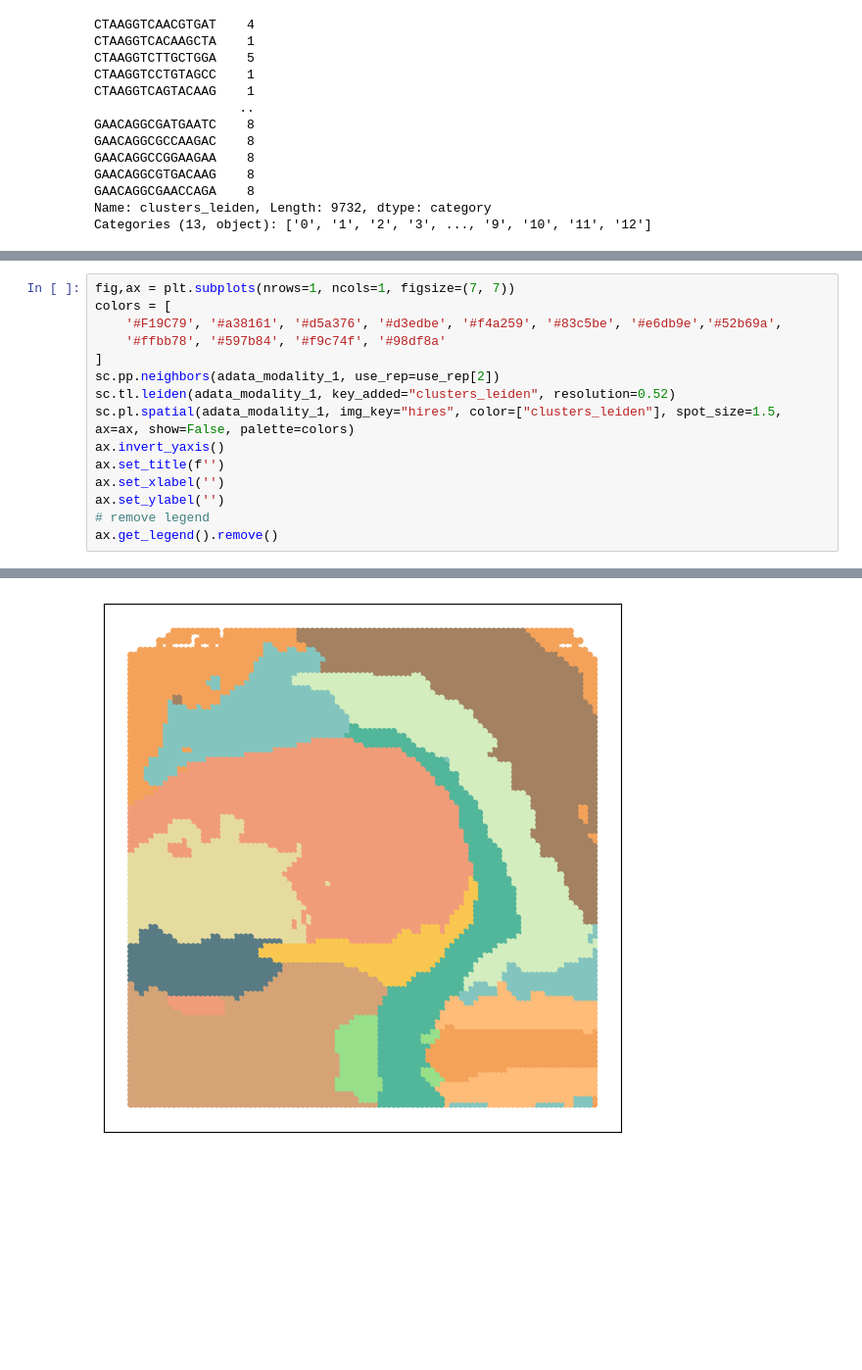
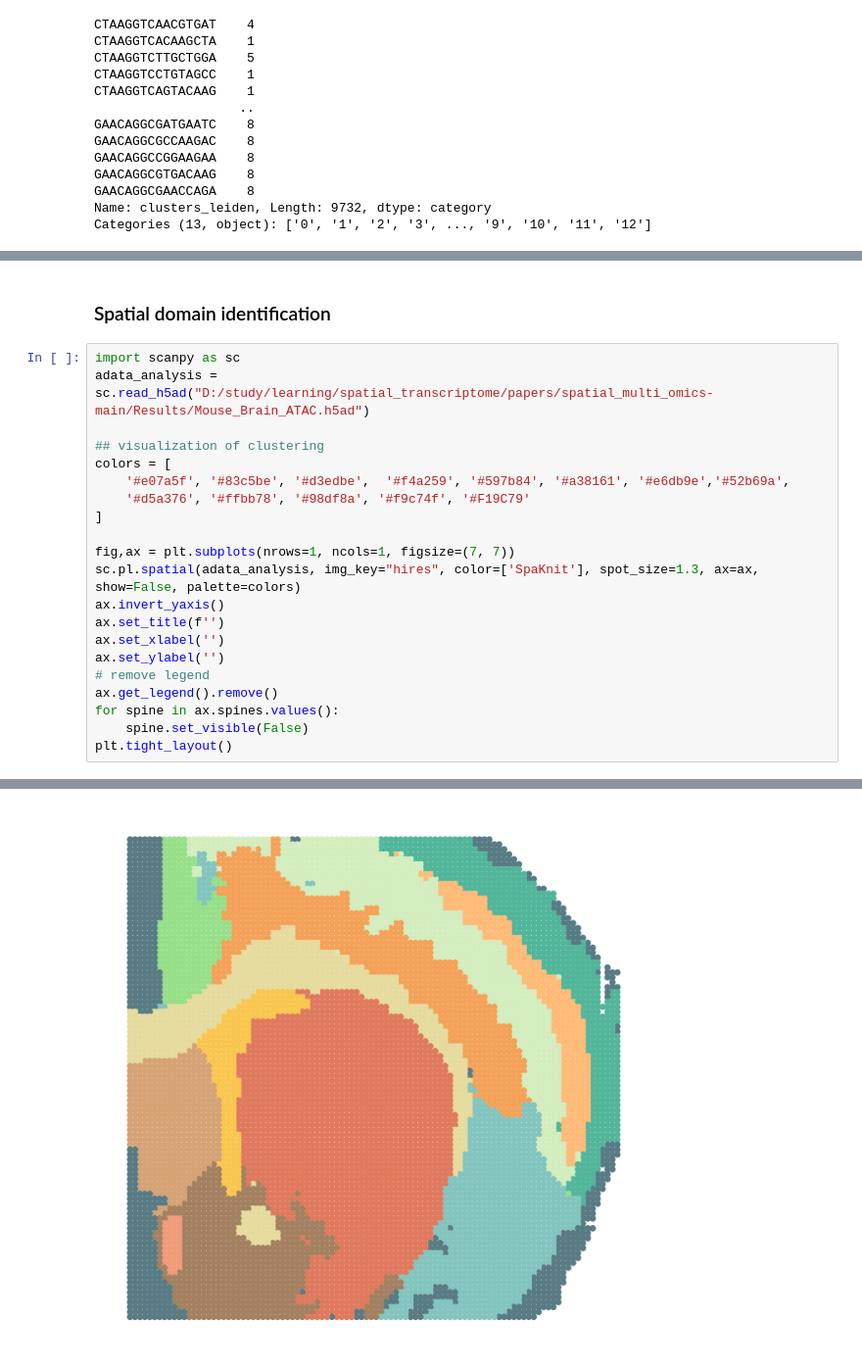
Before and after one commit to xjtu-omics/SpatialCOC, a Jupyter notebook: Tutorials/Tutorial_3_Mouse_Brain.ipynb, the cells around one changed output, grey strips where cells are left out. Shown at 98% size. Saved outputs shown, nothing was run; the diff lists cells and outputs as text; blank space fills up the shorter version.

```diff
--- a/Tutorials/Tutorial_3_Mouse_Brain.ipynb
+++ b/Tutorials/Tutorial_3_Mouse_Brain.ipynb
@@ -104,16 +257,24 @@ Categories (13, object): ['0', '1', '2', '3', ..., '9', '10', '11', '12']
+# %% [markdown]
+### Spatial domain identification
 # %%
+import scanpy as sc
+adata_analysis = sc.read_h5ad("D:/study/learning/spatial_transcriptome/papers/spatial_multi_omics-main/Results/Mouse_Brain_ATAC.h5ad")
+
+## visualization of clustering
+colors = [
+    '#e07a5f', '#83c5be', '#d3edbe',  '#f4a259', '#597b84', '#a38161', '#e6db9e','#52b69a',
+    '#d5a376', '#ffbb78', '#98df8a', '#f9c74f', '#F19C79'
+]
+
 fig,ax = plt.subplots(nrows=1, ncols=1, figsize=(7, 7))
-colors = [
-    '#F19C79', '#a38161', '#d5a376', '#d3edbe', '#f4a259', '#83c5be', '#e6db9e','#52b69a',
-    '#ffbb78', '#597b84', '#f9c74f', '#98df8a'
-]
-sc.pp.neighbors(adata_modality_1, use_rep=use_rep[2])
-sc.tl.leiden(adata_modality_1, key_added="clusters_leiden", resolution=0.52)
-sc.pl.spatial(adata_modality_1, img_key="hires", color=["clusters_leiden"], spot_size=1.5, ax=ax, show=False, palette=colors)
+sc.pl.spatial(adata_analysis, img_key="hires", color=['SpaKnit'], spot_size=1.3, ax=ax, show=False, palette=colors)
 ax.invert_yaxis()
 ax.set_title(f'')
 ax.set_xlabel('')
 ax.set_ylabel('')
 # remove legend
 ax.get_legend().remove()
+for spine in ax.spines.values():
+    spine.set_visible(False)
+plt.tight_layout()
 # %% [output]
@@ -121,2 +281,2 @@ WARNING: Length of palette colors is smaller than the number of categories (pale
-[figure, old version]
+[figure, new version]
 # %% [markdown]
```
Also changed, not shown: parts of 21 cells of this notebook, 2 other files.
